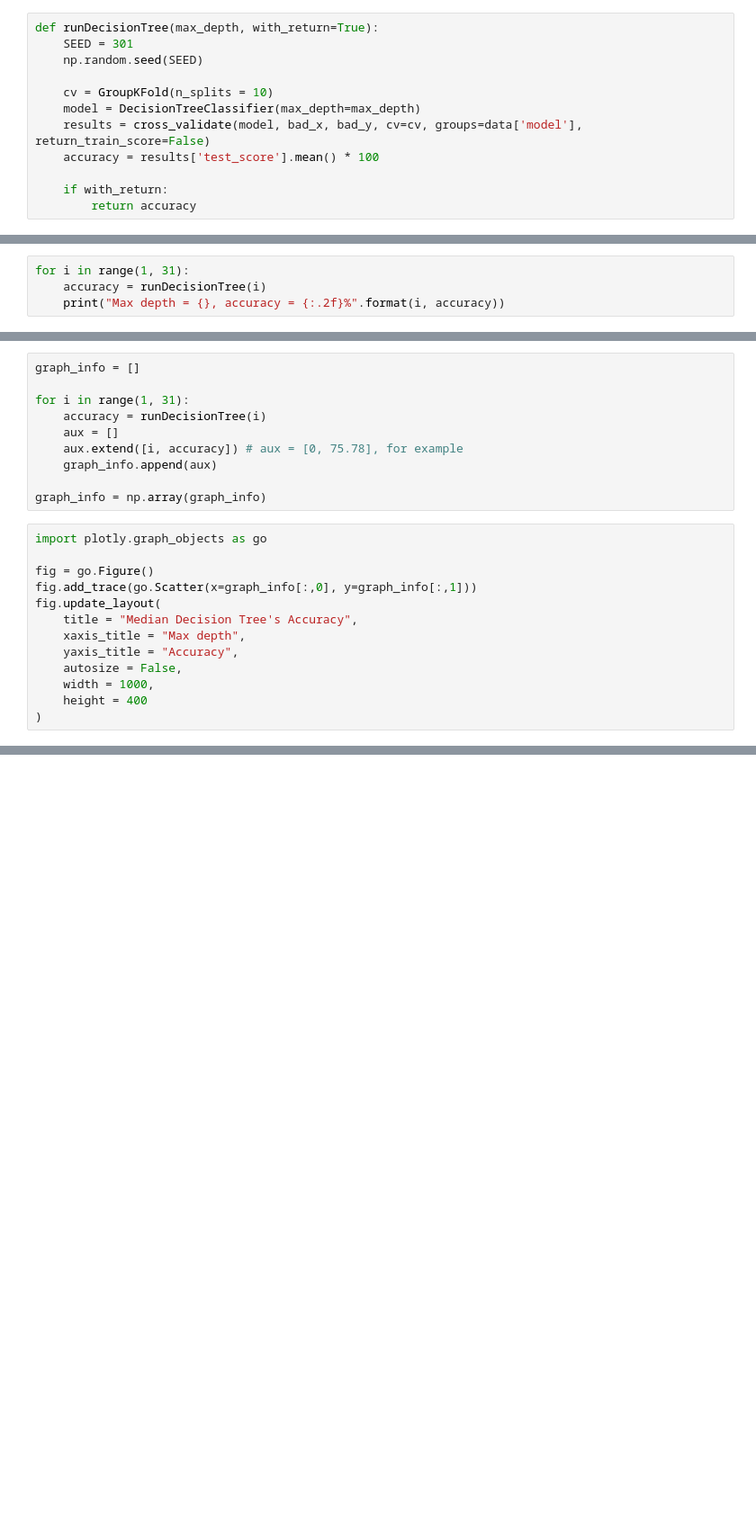
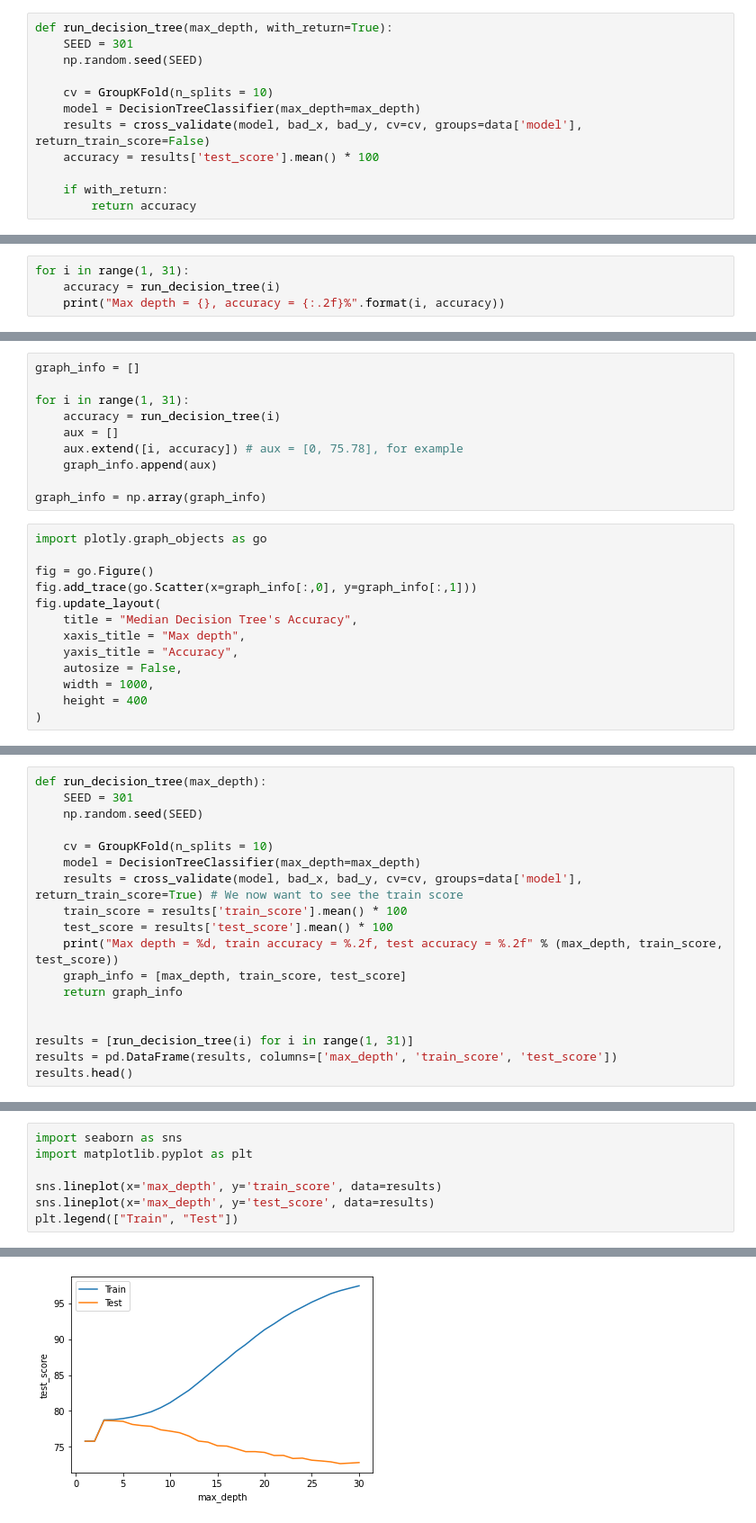
Before and after one commit to pedroheck/machine-learning-basics, a Jupyter notebook: Basics-6-model-optimization-through-hyperparameters/model-optimization.ipynb, the cells around one changed output, grey strips where cells are left out. Shown at 90% size. Cells and saved outputs as stored; diff of their text form; blank space fills up the shorter version.

Commit message:
B-6: exploring overfitting with high max_depth values

```diff
--- a/Basics-6-model-optimization-through-hyperparameters/model-optimization.ipynb
+++ b/Basics-6-model-optimization-through-hyperparameters/model-optimization.ipynb
@@ -114,5 +124,5 @@ Interval [74.28, 79.08]
 # %%
-def runDecisionTree(max_depth, with_return=True):
+def run_decision_tree(max_depth, with_return=True):
     SEED = 301
     np.random.seed(SEED)
 
@@ -126,6 +138,6 @@ def runDecisionTree(max_depth, with_return=True):
 # %%
 for i in range(1, 31):
-    accuracy = runDecisionTree(i)
+    accuracy = run_decision_tree(i)
     print("Max depth = {}, accuracy = {:.2f}%".format(i, accuracy))
 # %% [output]
 Max depth = 1, accuracy = 75.78%
@@ -151,7 +163,7 @@ Max depth = 30, accuracy = 72.81%
 graph_info = []
 
 for i in range(1, 31):
-    accuracy = runDecisionTree(i)
+    accuracy = run_decision_tree(i)
     aux = []
     aux.extend([i, accuracy]) # aux = [0, 75.78], for example
     graph_info.append(aux)
@@ -172,0 +187,18 @@ fig.update_layout(
+# %%
+def run_decision_tree(max_depth):
+    SEED = 301
+    np.random.seed(SEED)
+
+    cv = GroupKFold(n_splits = 10)
+    model = DecisionTreeClassifier(max_depth=max_depth)
+    results = cross_validate(model, bad_x, bad_y, cv=cv, groups=data['model'], return_train_score=True) # We now want to see the train score
+    train_score = results['train_score'].mean() * 100
+    test_score = results['test_score'].mean() * 100
+    print("Max depth = %d, train accuracy = %.2f, test accuracy = %.2f" % (max_depth, train_score, test_score))
+    graph_info = [max_depth, train_score, test_score]
+    return graph_info
+
+
+results = [run_decision_tree(i) for i in range(1, 31)]
+results = pd.DataFrame(results, columns=['max_depth', 'train_score', 'test_score'])
+results.head()
@@ -172,0 +231,8 @@ fig.update_layout(
+# %%
+import seaborn as sns
+import matplotlib.pyplot as plt
+
+sns.lineplot(x='max_depth', y='train_score', data=results)
+sns.lineplot(x='max_depth', y='test_score', data=results)
+plt.legend(["Train", "Test"])
+# %% [output]
@@ -172,0 +240 @@ fig.update_layout(
+[figure, added]
```
Also changed, not shown: parts of 14 cells of this notebook, 2 other files.
